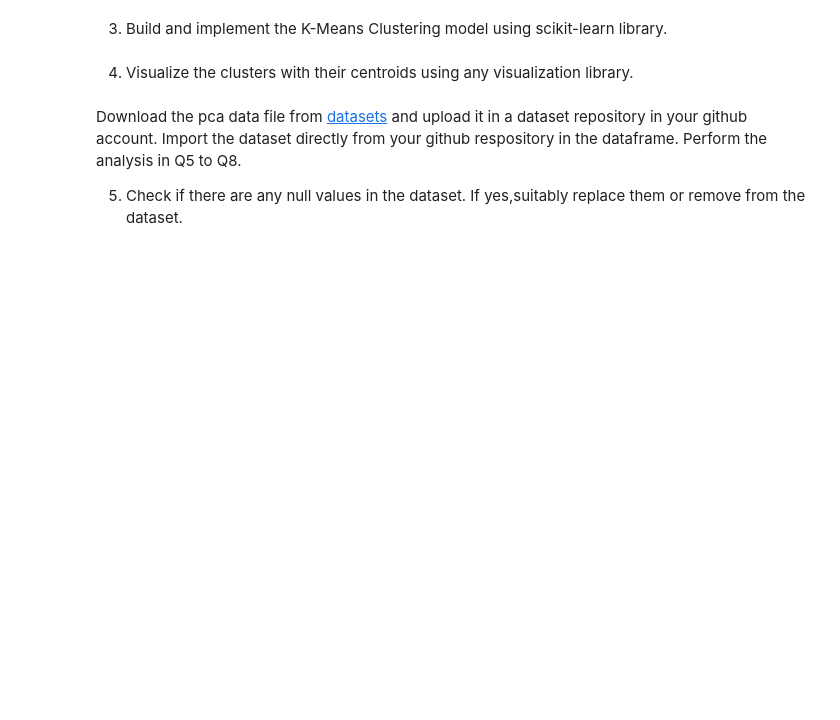
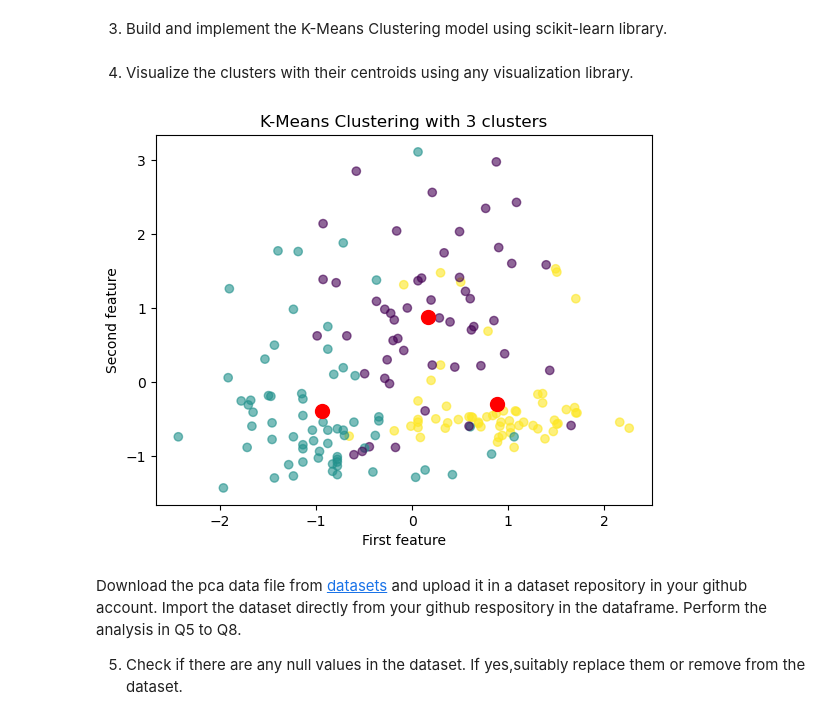
Before and after one commit to Bencool/MBA6636-Business-Analytics, a Jupyter notebook: research/G05 PCA and Clustering/0719 G05 PCA and Clustering.ipynb, the cells around one changed output. Drawn from its saved outputs; the diff is of its cells as text; code cells hidden in the pictures; blank space fills up the shorter version.

```diff
--- a/research/G05 PCA and Clustering/0719 G05 PCA and Clustering.ipynb
+++ b/research/G05 PCA and Clustering/0719 G05 PCA and Clustering.ipynb
@@ -29,7 +66,29 @@ Download the wine-clustering data file from [datasets](https://github.com/dearbh
 # %% [markdown]
 3. Build and implement the K-Means Clustering model using scikit-learn library.
+# %%
+from sklearn.cluster import KMeans
+
+# Implement K-Means Clustering
+kmeans = KMeans(n_clusters=3, init='k-means++', max_iter=300, n_init=10, random_state=0)
+pred_y = kmeans.fit_predict(data_scaled)
 # %% [markdown]
 4. Visualize the clusters with their centroids using any visualization library.
+# %%
+# Create a scatter plot of the data with points colored by cluster assigned
+plt.scatter(data_scaled[:, 0], data_scaled[:, 1], c=pred_y, cmap='viridis', alpha=0.6)
+
+# Plot the cluster centroids in red with smaller size
+plt.scatter(kmeans.cluster_centers_[:, 0], kmeans.cluster_centers_[:, 1], s=100, c='red')
+
+# Label the axes and add a title
+plt.xlabel('First feature')
+plt.ylabel('Second feature')
+plt.title('K-Means Clustering with 3 clusters')
+
+# Display the plot
+plt.show()
+# %% [output]
+[figure, added]
 # %% [markdown]
 Download the pca data file from [datasets](https://github.com/dearbharat/datasets) and upload it in a dataset repository in your github account. Import the dataset directly from your github respository in the dataframe. Perform the analysis in Q5 to Q8.
 
```
Also changed, not shown: parts of 14 cells of this notebook, 1 other file.
